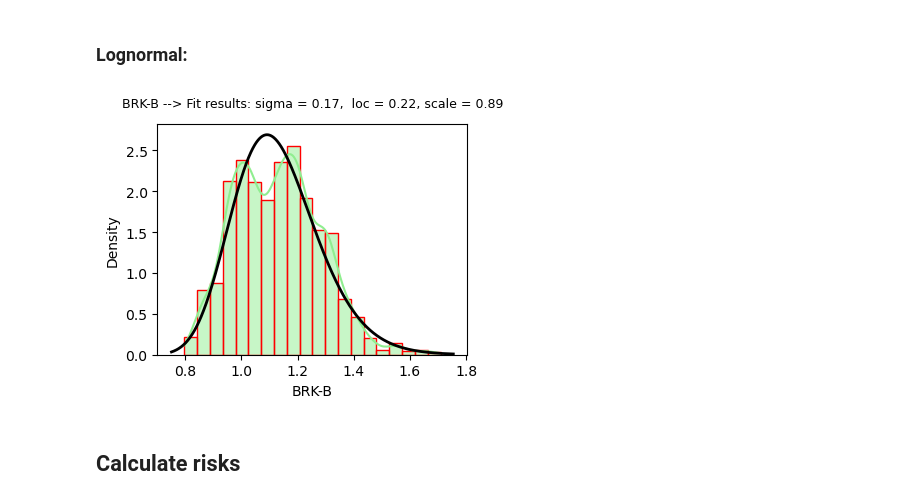
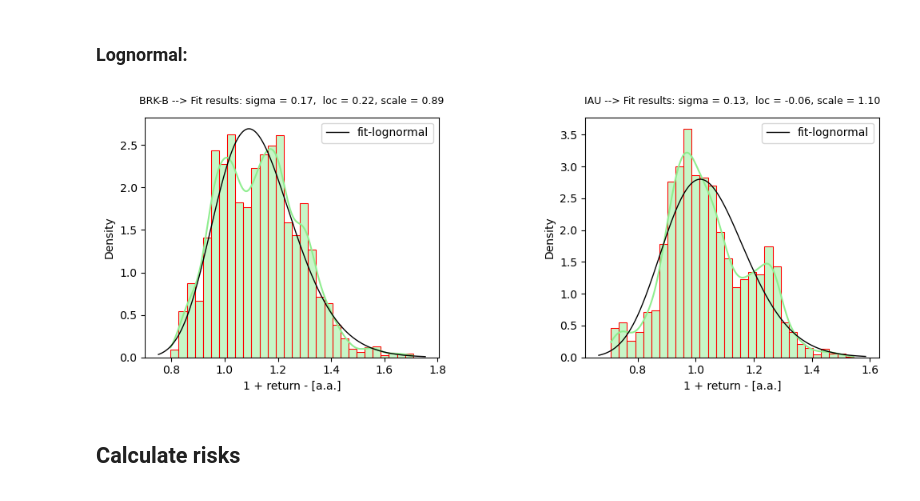
Before and after one commit to UlissesMorais/N-assets-allocation-simulation-model, a Jupyter notebook: historical-returns.ipynb, the cells around one changed output. Cells and saved outputs as stored; diff of their text form; code cells hidden in the pictures.

```diff
--- a/historical-returns.ipynb
+++ b/historical-returns.ipynb
@@ -165,26 +160,48 @@ plt.show()
 # %% [markdown]
 ### Lognormal:
-# %%
-from scipy.stats import lognorm
-
-# Fit a Lognormal distribution to the returns_yoy (actually, the pricing ratio Pn+12/Pn)
-data = returns_yoy[tickers[0]] + 1.0
-sigma, loc, scale = lognorm.fit(data)
-
-# Plot the histogram of the returns_yoy along with the fitted Gaussian distribution
-plt.figure(figsize=(4, 3))
-sns.histplot(data= data, bins=20, stat="density", kde=True, color='lightgreen', edgecolor='red')
-
-xmin, xmax = plt.xlim()
-x = np.linspace(xmin, xmax, 1000)
-pdf = lognorm.pdf(x, sigma, loc= loc, scale= scale)
-
-plt.plot(x, pdf, 'k', linewidth=2)
-plt.title(f"{tickers[0]} --> Fit results: sigma = %.2f,  loc = %.2f, scale = %.2f" % (sigma, loc, scale))
-# plt.xscale('log')  # Since the x-axis is in log scale
-plt.show()
-# %% [output]
-[figure, removed]
+# %%
+# Plot the histogram of the returns_yoy along with the fitted Gaussian distribution
+fig, axes = plt.subplots(nrows=1, ncols=2, figsize=(10, 4))
+
+
+# Fit a Gaussian distribution to the returns_yoy
+plt.subplot(1, 2, 1)
+data = returns_yoy[tickers[0]] + 1.0
+sigma, loc, scale = lognorm.fit(data)
+sns.histplot(data= data, bins=30, stat="density", kde=True, color='lightgreen', edgecolor='red')
+
+xmin, xmax = plt.xlim()
+x = np.linspace(xmin, xmax, 1000)
+p = lognorm.pdf(x, sigma, loc= loc, scale= scale)
+
+plt.plot(x, p, 'k', label="fit-lognormal", linewidth=1)
+plt.title(f"{tickers[0]} --> Fit results: sigma = %.2f,  loc = %.2f, scale = %.2f" % (sigma, loc, scale))
+plt.ylabel("Density")
+plt.xlabel("1 + return - [a.a.]")
+plt.legend()
+
+
+# Fit a Gaussian distribution to the returns_yoy
+plt.subplot(1, 2, 2)
+data = returns_yoy[tickers[1]] + 1.0
+sigma, loc, scale = lognorm.fit(data)
+sns.histplot(data= data, bins=30, stat="density", kde=True, color='lightgreen', edgecolor='red')
+
+xmin, xmax = plt.xlim()
+x = np.linspace(xmin, xmax, 1000)
+p = lognorm.pdf(x, sigma, loc= loc, scale= scale)
+
+plt.plot(x, p, 'k', label="fit-lognormal", linewidth=1)
+plt.title(f"{tickers[1]} --> Fit results: sigma = %.2f,  loc = %.2f, scale = %.2f" % (sigma, loc, scale))
+plt.ylabel("Density")
+plt.xlabel("1 + return - [a.a.]")
+plt.legend()
+
+fig.tight_layout()
+fig.subplots_adjust(wspace=0.5)
+plt.show()
+# %% [output]
+[figure, added]
 # %% [markdown]
 ## Calculate risks
 # %% [markdown]
```
Also changed, not shown: parts of 8 cells of this notebook.
